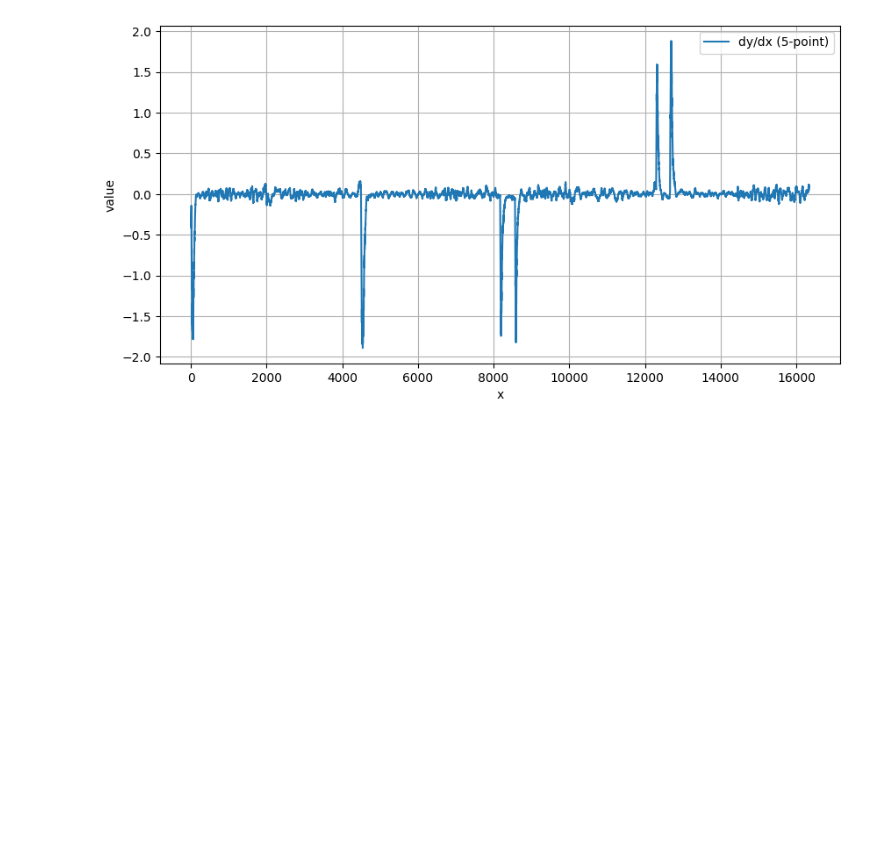
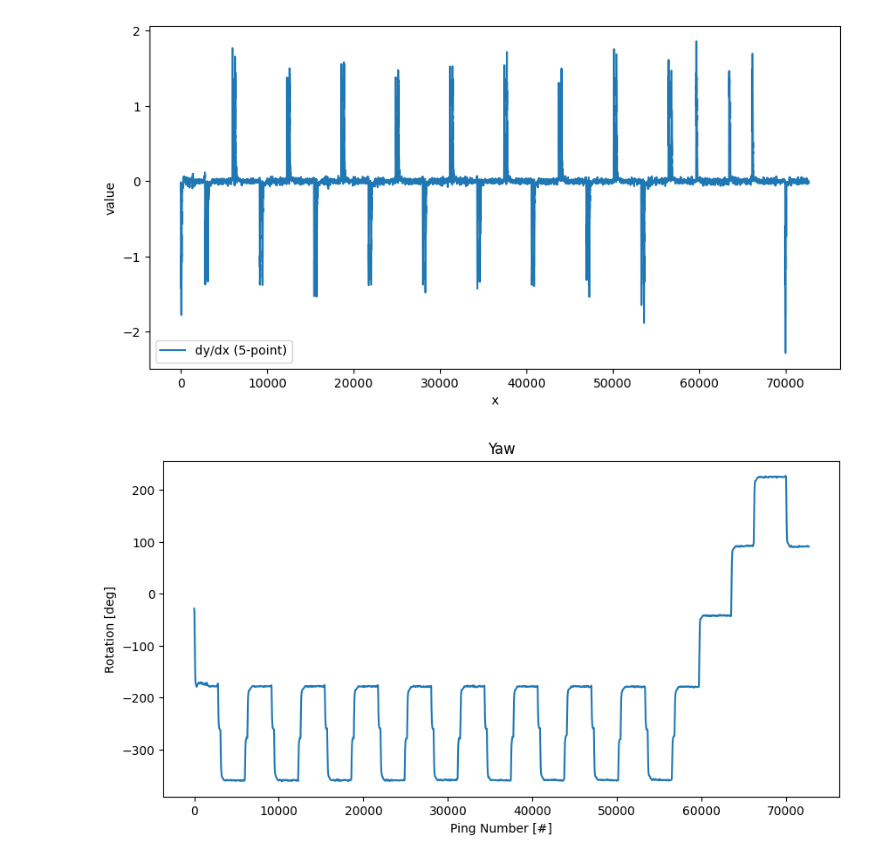
Before and after one commit to david-villanueva-02/HoP-SSS-Loop-Closure, a Jupyter notebook: transacts.ipynb, the cells around one changed output. Drawn from its saved outputs; the diff is of its cells as text; code cells hidden in the pictures; blank space fills up the shorter version.

```diff
--- a/transacts.ipynb
+++ b/transacts.ipynb
@@ -2,7 +2,7 @@
 import physdnet.xtf_utils as xtf_utils
 import matplotlib.pyplot as plt
 
-data_load = xtf_utils.load_xtf("/home/juan/Documents/IFROS/perception/HoP/HoP-SSS-Loop-Closure/data/2025-09-24_12-50-35_0.xtf")
+data_load = xtf_utils.load_xtf("/home/juan/Documents/IFROS/perception/HoP/HoP-SSS-Loop-Closure/data/2025-09-24_09-25-24_0.xtf")
 
 swaths, trajectory, altitude, roll, pitch, yaw = xtf_utils.calculate_swath_positions(data_load)
 
@@ -14,9 +14,7 @@ ax.plot(trajectory[:,0], trajectory[:,1], color="blue", label="trajectory")
 
 # Plot ping lines
 step = 50
-#theshold =
-#for i in range(4520, swaths.shape[0], step):
-for i in range(40, swaths.shape[0], step):
+for i in range(0, swaths.shape[0], step):
     start_point = swaths[i, 0, :]
     end_point = swaths[i, -1, :]
 
@@ -72,32 +70,39 @@ def numerical_derivative_5point(x, y):
 
     h = x[1] - x[0]
     if not np.allclose(np.diff(x), h):
         raise ValueError("This 5-point formula assumes equally spaced x values")
 
     dydx = np.empty_like(y)
 
     # Forward 5-point formula for first two points
     dydx[0] = (-25*y[0] + 48*y[1] - 36*y[2] + 16*y[3] - 3*y[4]) / (12*h)
     dydx[1] = (-3*y[0] - 10*y[1] + 18*y[2] - 6*y[3] + y[4]) / (12*h)
 
     # Central 5-point formula for interior points
     for i in range(2, len(y) - 2):
         dydx[i] = (y[i-2] - 8*y[i-1] + 8*y[i+1] - y[i+2]) / (12*h)
 
     # Backward 5-point formula for last two points
     dydx[-2] = (-y[-5] + 6*y[-4] - 18*y[-3] + 10*y[-2] + 3*y[-1]) / (12*h)
     dydx[-1] = (3*y[-5] - 16*y[-4] + 36*y[-3] - 48*y[-2] + 25*y[-1]) / (12*h)
 
     return dydx
 
 dy = numerical_derivative_5point(np.arange(len(np.unwrap(yaw)*180/np.pi)), np.unwrap(yaw)*180/np.pi)
 
 _, ax = plt.subplots(figsize=(10,5))
 ax.plot(np.arange(len(np.unwrap(yaw)*180/np.pi)), dy, label="dy/dx (5-point)")
 ax.set_xlabel("x")
 ax.set_ylabel("value")
 ax.legend()
-plt.grid(True)
 plt.show()
+
+_, ax = plt.subplots(figsize=(10,5))
+ax.plot(np.unwrap(yaw)*180/np.pi)
+ax.set_title("Yaw")
+ax.set_xlabel("Ping Number [#]")
+ax.set_ylabel("Rotation [deg]")
+plt.show()
 # %% [output]
-[figure, old version]
+[figure, new version]
+[figure, added]
```
Also changed, not shown: parts of 6 cells of this notebook.
